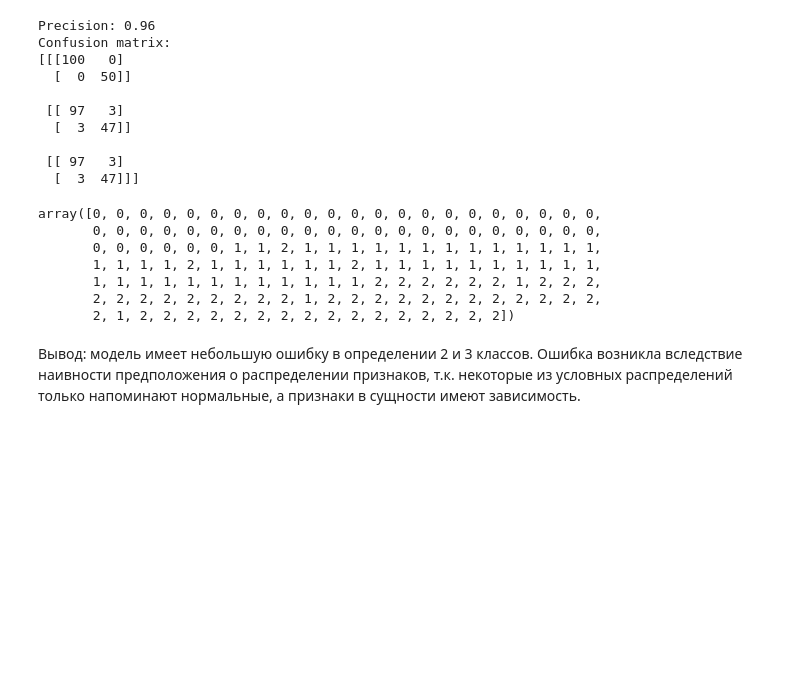
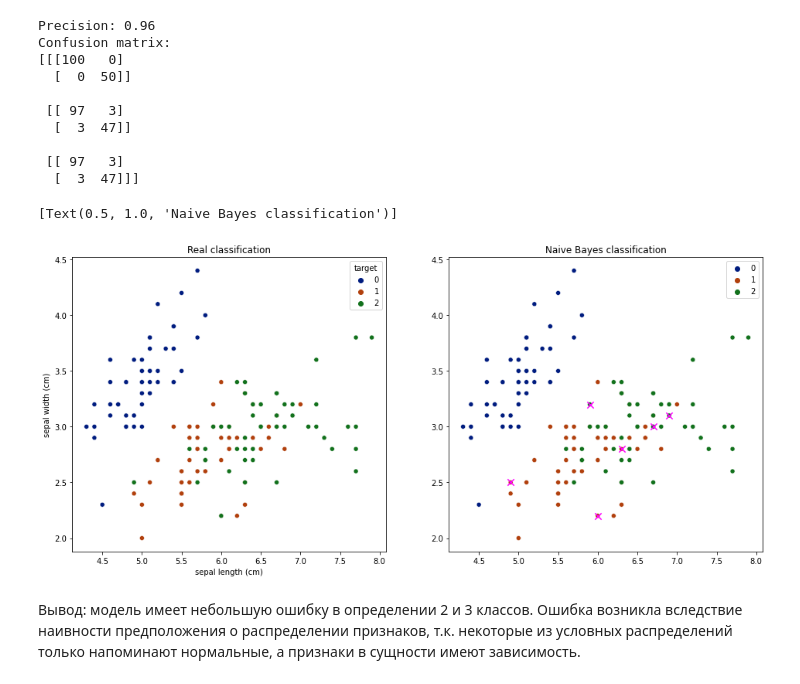
Before and after one commit to shredder67/DSS-cource, a Jupyter notebook: bayes_classifier/bayes_example.ipynb, the cells around one changed output. Drawn from its saved outputs; the diff is of its cells as text; code cells hidden in the pictures; blank space fills up the shorter version.

Commit message:
added graphical output to bates example

```diff
--- a/bayes_classifier/bayes_example.ipynb
+++ b/bayes_classifier/bayes_example.ipynb
@@ -87,15 +87,19 @@ Confusion matrix:
 
  [[ 97   3]
   [  3  47]]]
-# %%
-y_preds
-# %% [output]
-array([0, 0, 0, 0, 0, 0, 0, 0, 0, 0, 0, 0, 0, 0, 0, 0, 0, 0, 0, 0, 0, 0,
-       0, 0, 0, 0, 0, 0, 0, 0, 0, 0, 0, 0, 0, 0, 0, 0, 0, 0, 0, 0, 0, 0,
-       0, 0, 0, 0, 0, 0, 1, 1, 2, 1, 1, 1, 1, 1, 1, 1, 1, 1, 1, 1, 1, 1,
-       1, 1, 1, 1, 2, 1, 1, 1, 1, 1, 1, 2, 1, 1, 1, 1, 1, 1, 1, 1, 1, 1,
-       1, 1, 1, 1, 1, 1, 1, 1, 1, 1, 1, 1, 2, 2, 2, 2, 2, 2, 1, 2, 2, 2,
-       2, 2, 2, 2, 2, 2, 2, 2, 2, 1, 2, 2, 2, 2, 2, 2, 2, 2, 2, 2, 2, 2,
-       2, 1, 2, 2, 2, 2, 2, 2, 2, 2, 2, 2, 2, 2, 2, 2, 2, 2])
+# %%
+fig, (ax1, ax2) = plt.subplots(1, 2, figsize=(16, 7))
+
+sns.scatterplot(data=df, x='sepal length (cm)', y='sepal width (cm)', hue='target', ax=ax1, palette='dark')
+sns.scatterplot(x=X[:, 0], y=X[:, 1], hue=y_preds, ax=ax2, palette='dark')
+
+error_mask = y != y_preds
+ax2.scatter(x=X[error_mask, 0], y=X[error_mask, 1], marker='x', c='magenta', s=70.0)
+
+ax1.set(title='Real classification')
+ax2.set(title='Naive Bayes classification')
+# %% [output]
+[Text(0.5, 1.0, 'Naive Bayes classification')]
+[figure, added]
 # %% [markdown]
 Вывод: модель имеет небольшую ошибку в определении 2 и 3 классов. Ошибка возникла вследствие наивности предположения о распределении признаков, т.к. некоторые из условных распределений только напоминают нормальные, а признаки в сущности имеют зависимость.
```
Also changed, not shown: parts of 3 cells of this notebook, 1 other file.
